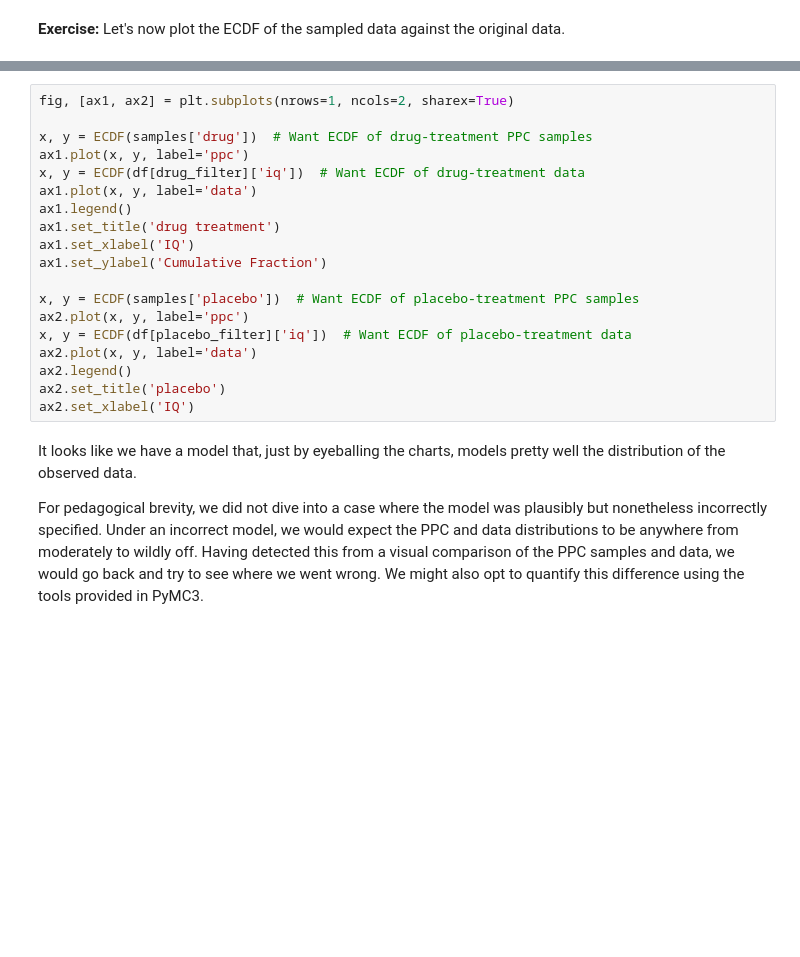
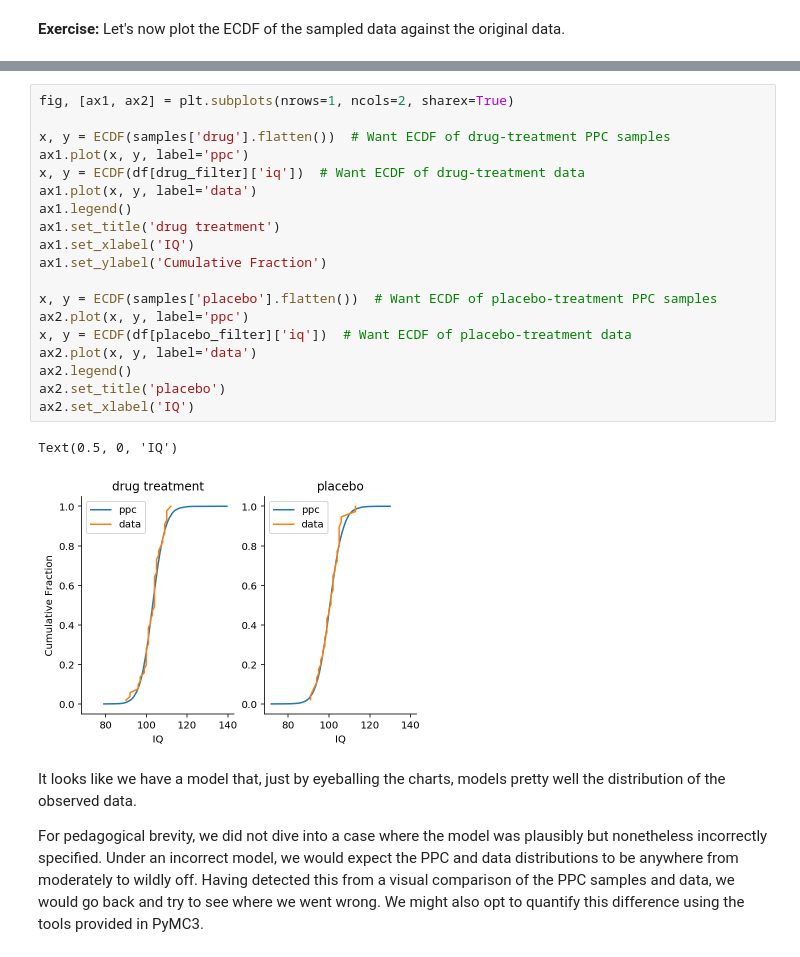
Before and after one commit to ericmjl/bayesian-stats-modelling-tutorial, a Jupyter notebook: notebooks/03-instructor-two-group-iq.ipynb, the cells around one changed output, grey strips where cells are left out. Saved outputs shown, nothing was run; the diff lists cells and outputs as text; blank space fills up the shorter version.

```diff
--- a/notebooks/03-instructor-two-group-iq.ipynb
+++ b/notebooks/03-instructor-two-group-iq.ipynb
@@ -190,22 +225,25 @@ samples['drug'].shape
 # %%
 fig, [ax1, ax2] = plt.subplots(nrows=1, ncols=2, sharex=True)
 
-x, y = ECDF(samples['drug'])  # Want ECDF of drug-treatment PPC samples
+x, y = ECDF(samples['drug'].flatten())  # Want ECDF of drug-treatment PPC samples
 ax1.plot(x, y, label='ppc')
 x, y = ECDF(df[drug_filter]['iq'])  # Want ECDF of drug-treatment data
 ax1.plot(x, y, label='data')
 ax1.legend()
 ax1.set_title('drug treatment')
 ax1.set_xlabel('IQ')
 ax1.set_ylabel('Cumulative Fraction')
 
-x, y = ECDF(samples['placebo'])  # Want ECDF of placebo-treatment PPC samples
+x, y = ECDF(samples['placebo'].flatten())  # Want ECDF of placebo-treatment PPC samples
 ax2.plot(x, y, label='ppc')
 x, y = ECDF(df[placebo_filter]['iq'])  # Want ECDF of placebo-treatment data
 ax2.plot(x, y, label='data')
 ax2.legend()
 ax2.set_title('placebo')
 ax2.set_xlabel('IQ')
+# %% [output]
+Text(0.5, 0, 'IQ')
+[figure, added]
 # %% [markdown]
 It looks like we have a model that, just by eyeballing the charts, models pretty well the distribution of the observed data.
 
```
Also changed, not shown: parts of 12 cells of this notebook, 14 other files.
